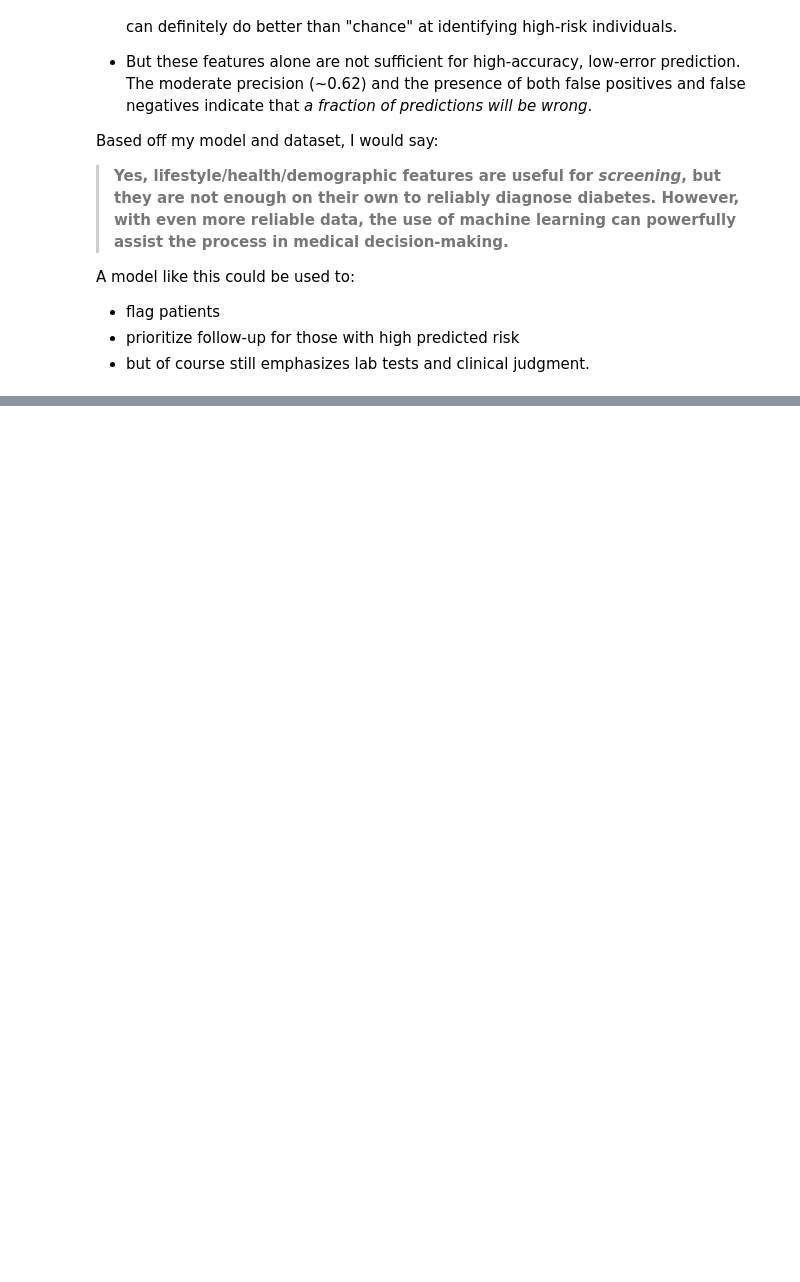
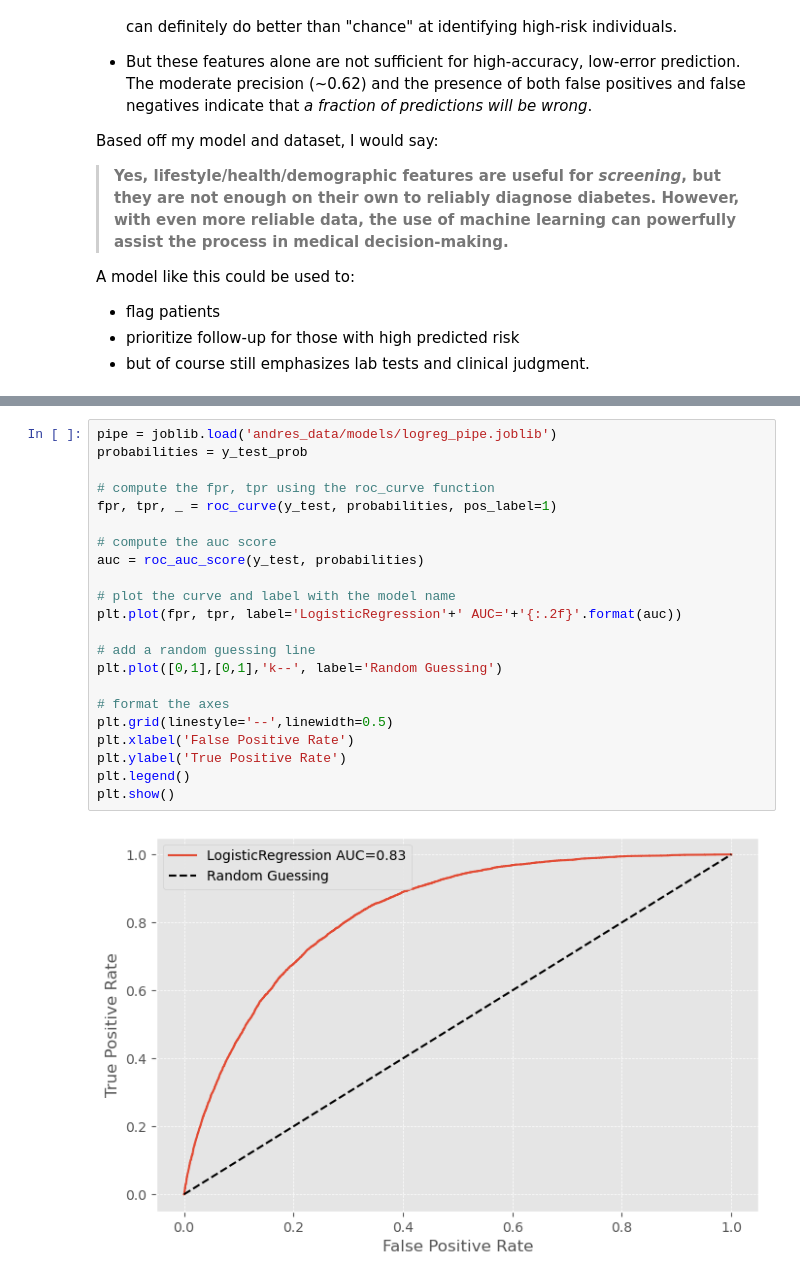
Before and after one commit to rytgo/CS171-PROJECT, a Jupyter notebook: visual_analysis.ipynb, the cells around one changed output, grey strips where cells are left out. Drawn from its saved outputs; the diff is of its cells as text; blank space fills up the shorter version.

```diff
--- a/visual_analysis.ipynb
+++ b/visual_analysis.ipynb
@@ -224,0 +266,24 @@ A model like this could be used to:
+# %%
+pipe = joblib.load('andres_data/models/logreg_pipe.joblib')
+probabilities = y_test_prob
+
+# compute the fpr, tpr using the roc_curve function
+fpr, tpr, _ = roc_curve(y_test, probabilities, pos_label=1)
+
+# compute the auc score
+auc = roc_auc_score(y_test, probabilities)
+
+# plot the curve and label with the model name
+plt.plot(fpr, tpr, label='LogisticRegression'+' AUC='+'{:.2f}'.format(auc))
+
+# add a random guessing line
+plt.plot([0,1],[0,1],'k--', label='Random Guessing')
+
+# format the axes
+plt.grid(linestyle='--',linewidth=0.5)
+plt.xlabel('False Positive Rate')
+plt.ylabel('True Positive Rate')
+plt.legend()
+plt.show()
+# %% [output]
+[figure, added]
```
Also changed, not shown: parts of 12 cells of this notebook, 5 other files.
